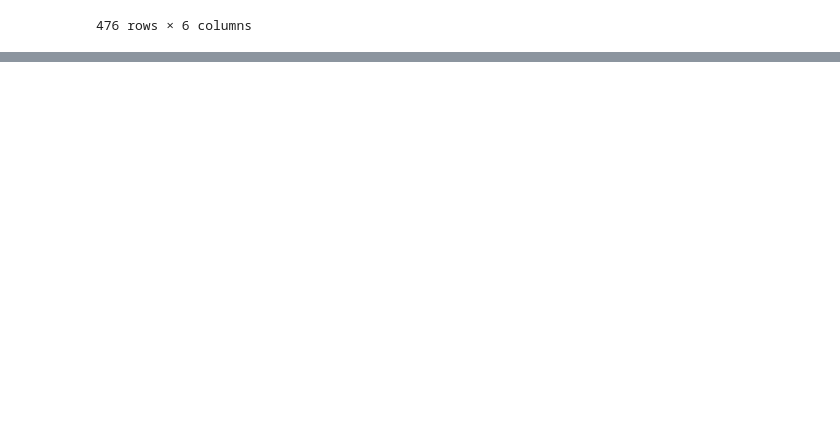
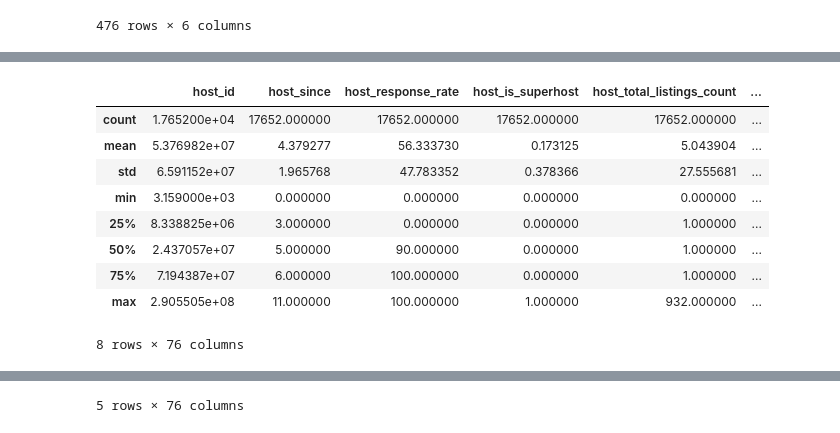
Before and after one commit to vonalven/airbnb_ada_project, a Jupyter notebook: FeaturesToolsClass.ipynb, the cells around one changed output, grey strips where cells are left out. Drawn from its saved outputs; the diff is of its cells as text; code cells hidden in the pictures; blank space fills up the shorter version.

```diff
--- a/FeaturesToolsClass.ipynb
+++ b/FeaturesToolsClass.ipynb
@@ -694,0 +697,68 @@ plt.gcf().set_size_inches(20,20)
+# %%
+input_csv_file      = '/Volumes/Disk2/Courses MA3/MA3 - ADA/AIRBNB data/DataSet/2019-09-14_Amsterdam_listings_detailed.csv'
+neighbourhoods_file = '/Volumes/Disk2/Courses MA3/MA3 - ADA/AIRBNB data/DataSet/NaT_Amsterdam_neighbourhoods.csv'
+mask_file           = '/Volumes/Disk2/Courses MA3/MA3 - ADA//airbnb_ada_project/img/house_mask.png'
+
+
+df       = pd.read_csv(input_csv_file, low_memory = False);
+neigh_df = pd.read_csv(neighbourhoods_file)
+
+neigh_df['neighborhood_id'] = neigh_df.index.values + [1]*neigh_df.shape[0]
+
+selected_features       = ['host_id', 'host_since', 'host_response_rate', 'host_is_superhost', 'host_total_listings_count',
+                          'host_verifications', 'host_has_profile_pic', 'host_identity_verified', 'neighbourhood_cleansed',
+                          'property_type', 'room_type', 'bed_type', 'amenities', 'price', 'security_deposit', 'cleaning_fee',
+                          'guests_included', 'extra_people', 'minimum_nights', 'maximum_nights', 'number_of_reviews',
+                          'review_scores_rating', 'review_scores_accuracy', 'review_scores_cleanliness',
+                          'review_scores_checkin', 'review_scores_communication', 'review_scores_location', 'review_scores_value',
+                          'instant_bookable', 'cancellation_policy']
+
+rating_features         = ['review_scores_rating', 'review_scores_accuracy', 'review_scores_cleanliness',
+                          'review_scores_checkin', 'review_scores_communication', 'review_scores_location', 'review_scores_value']
+date_features           = 'host_since'
+bool_features           = ['host_is_superhost', 'host_has_profile_pic', 'host_identity_verified', 'instant_bookable']
+list_features           = ['host_verifications', 'amenities']
+price_features          = ['price', 'security_deposit', 'cleaning_fee', 'extra_people']
+neighborhood_features   = ['neighbourhood_cleansed']
+string_features         = ['property_type', 'cancellation_policy','room_type', 'bed_type']
+rate_features           = ['host_response_rate']
+replace_nan_features    = ['host_response_rate', 'host_is_superhost', 'host_total_listings_count', 'security_deposit',
+                           'number_of_amenities', 'cleaning_fee']
+replace_values          = [0, 0, 0, 0, 0, 0]
+
+
+cu       = CleaningUtility()
+features = df[selected_features].copy()
+features = cu.bool_to_int(features, bool_features)
+features = cu.host_activity_period(features, date_features)
+features = cu.list_to_number_of_services(features, list_features)
+features = cu.format_price(features, price_features)
+features = cu.format_rate(features, rate_features)
+features = cu.replace_nan_by_values(features, replace_nan_features, replace_values)
+features = cu.string_to_id(features, neighborhood_features[0], neigh_df.neighbourhood, neigh_df.neighborhood_id)
+features = cu.convert_to_one_hot_label(features, string_features)
+features = cu.prices_per_person(features, price_features[0:-1], 'guests_included')
+
+cols           = features.columns
+features[cols] = features[cols].apply(pd.to_numeric, errors = 'raise')
+
+##############################################################
+############# keep only rows with non-nan values #############
+##############################################################
+tmp      = features.shape[0]
+features = cu.select_numeric_column_only(features)
+features = features.dropna()
+
+##############################################################
+##################### print cleaning info ####################
+##############################################################
+print('\nNumber of rows    before data set cleaning:       %.0f'%(df.shape[0]))
+print(  'Number of rows    after data set cleaning:        %.0f'%(tmp))
+print(  'Number of rows    after removal of rows with nan: %.0f'%(features.shape[0]))
+print(  'Number of columns before data set cleaning:       %.0f'%(df.shape[1]))
+print(  'Number of columns initially selected:             %.0f'%len(selected_features))
+print(  'Number of columns after data set cleaning:        %.0f'%(features.shape[1]))
+
+display(features.describe())
+display(features.head())
+# %% [output]
@@ -694,0 +782,10 @@ plt.gcf().set_size_inches(20,20)
+|  | host_id | host_since | host_response_rate | host_is_superhost | host_total_listings_count | ... |
+| count | 1.765200e+04 | 17652.000000 | 17652.000000 | 17652.000000 | 17652.000000 | ... |
+| mean | 5.376982e+07 | 4.379277 | 56.333730 | 0.173125 | 5.043904 | ... |
+| std | 6.591152e+07 | 1.965768 | 47.783352 | 0.378366 | 27.555681 | ... |
+| min | 3.159000e+03 | 0.000000 | 0.000000 | 0.000000 | 0.000000 | ... |
+| 25% | 8.338825e+06 | 3.000000 | 0.000000 | 0.000000 | 1.000000 | ... |
+| 50% | 2.437057e+07 | 5.000000 | 90.000000 | 0.000000 | 1.000000 | ... |
+| 75% | 7.194387e+07 | 6.000000 | 100.000000 | 0.000000 | 1.000000 | ... |
+| max | 2.905505e+08 | 11.000000 | 100.000000 | 1.000000 | 932.000000 | ... |
+8 rows × 76 columns
@@ -694,0 +798 @@ plt.gcf().set_size_inches(20,20)
+5 rows × 76 columns
```
Also changed, not shown: parts of 10 cells of this notebook, 4 other files.
